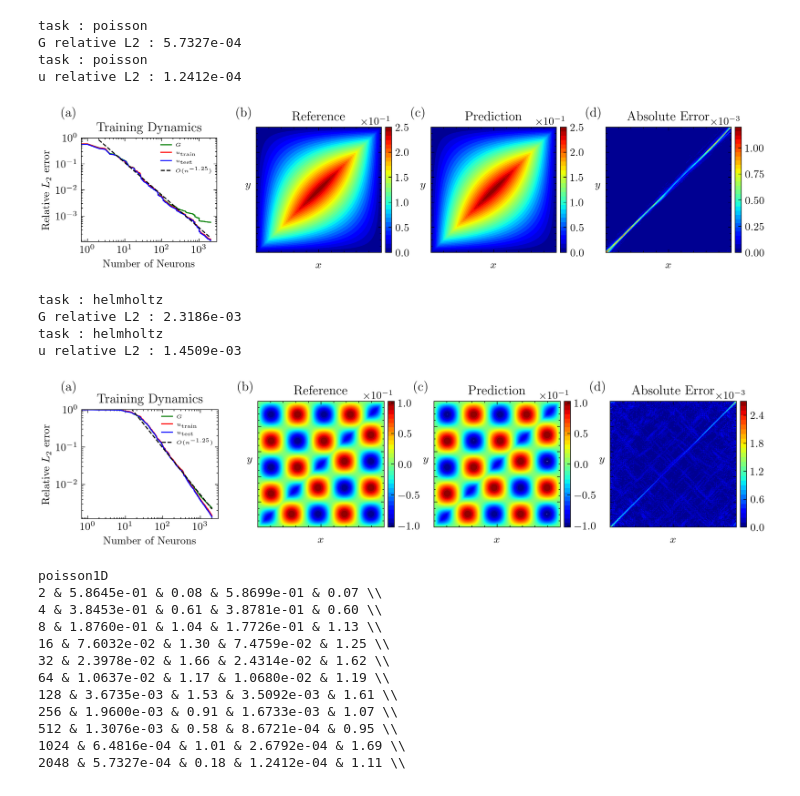
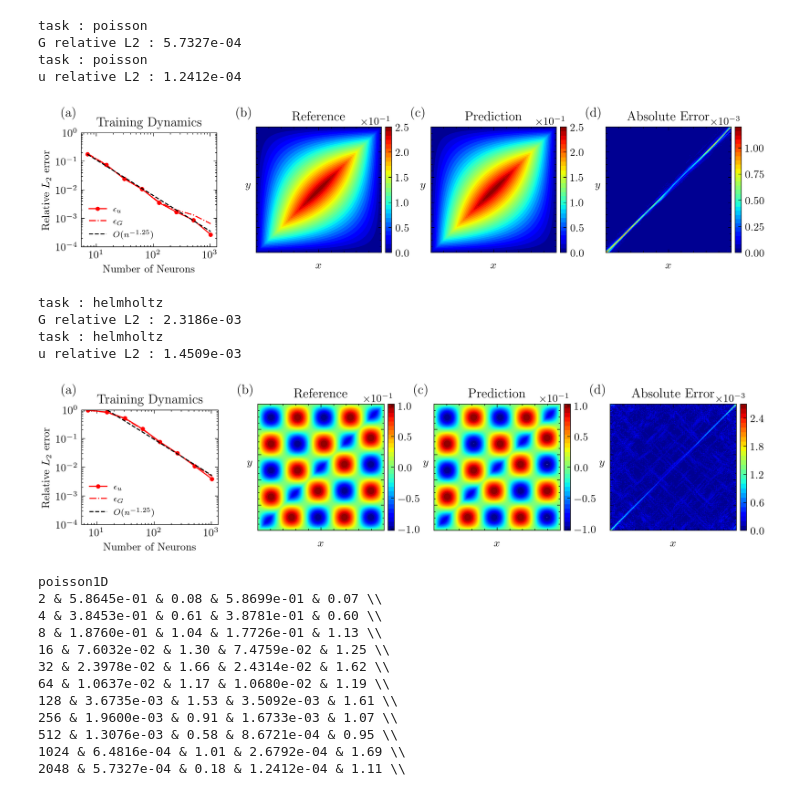
Before and after one commit to linye-boli/OGA-KernelEstimation, a Jupyter notebook: vis/vis1D.ipynb, the cells around one changed output. Cells and saved outputs as stored; diff of their text form; code cells hidden in the pictures.

```diff
--- a/vis/vis1D.ipynb
+++ b/vis/vis1D.ipynb
@@ -65,7 +65,7 @@ def vis_1D_result(task, c=1, s=0.7, outnm=None):
     print(f"task : {task}")
     print("u relative L2 : {:.4e}".format(rl2))
 
-    ns = np.array([2, 4, 8, 16, 32, 64, 128, 256, 512, 1024, 2048])
+    ns = np.array([8, 16, 32, 64, 128, 256, 512, 1024]) - 1
     On = ns ** (-1.25)
     #####################
 
@@ -73,21 +73,19 @@ def vis_1D_result(task, c=1, s=0.7, outnm=None):
     vmin = Gref.min()
     vmax = Gref.max()
 
-    ax1.plot(Log['G_rl2'], '-g', label='$G$')
-    ax1.plot(Log['utest_rl2'], '-r', label='$u_{\mathrm{train}}$')
-    ax1.plot(Log['utrain_rl2'], '-b',label='$u_{\mathrm{test}}$')
-
+    ax1.plot(ns, Log['utest_rl2'][ns], '.-r', label='$\epsilon_u$')
+    ax1.plot(ns, Log['G_rl2'][ns], '-.r', label='$\epsilon_G$')
     ax1.plot(ns, c*On, '--k', label="$O(n^{-1.25})$")
 
 
-    ax1.set_ylim([Log['utrain_rl2'].min()*0.9, 1])
+    ax1.set_ylim([1e-4, 1])
     ax1.set_aspect(s)
     ax1.set_title('Training Dynamics')
     ax1.set_xscale("log")
     ax1.set_yscale("log")
     ax1.set_xlabel("Number of Neurons")
     ax1.set_ylabel("Relative $L_2$ error")
-    ax1.legend(loc='upper right', prop={'size': 5})
+    ax1.legend(loc='lower left', prop={'size': 8})
     label_a = Text(0.01, 0.8, '(a)', fontsize=12, transform=subfigs[0].transSubfigure, ha="left", va="top")
     subfigs[0].add_artist(label_a)
 
@@ -146,21 +144,21 @@ def vis_1D_result(task, c=1, s=0.7, outnm=None):
 
     plt.savefig(outnm)
 # %%
-vis_1D_result('poisson', c=2., s=0.7, outnm='poisson1D.pdf')
+vis_1D_result('poisson', c=2., s=0.5, outnm='poisson1D.pdf')
 # %% [output]
 task : poisson
 G relative L2 : 5.7327e-04
 task : poisson
 u relative L2 : 1.2412e-04
-[figure, old version]
+[figure, new version]
 # %%
-vis_1D_result('helmholtz', c=30, s=1., outnm='helmholtz1D.pdf')
+vis_1D_result('helmholtz', c=30, s=.5, outnm='helmholtz1D.pdf')
 # %% [output]
 task : helmholtz
 G relative L2 : 2.3186e-03
 task : helmholtz
 u relative L2 : 1.4509e-03
-[figure, old version]
+[figure, new version]
 # %%
 def latexlog_oga(task):
     print(task)
```
Also changed, not shown: 7 other files.
